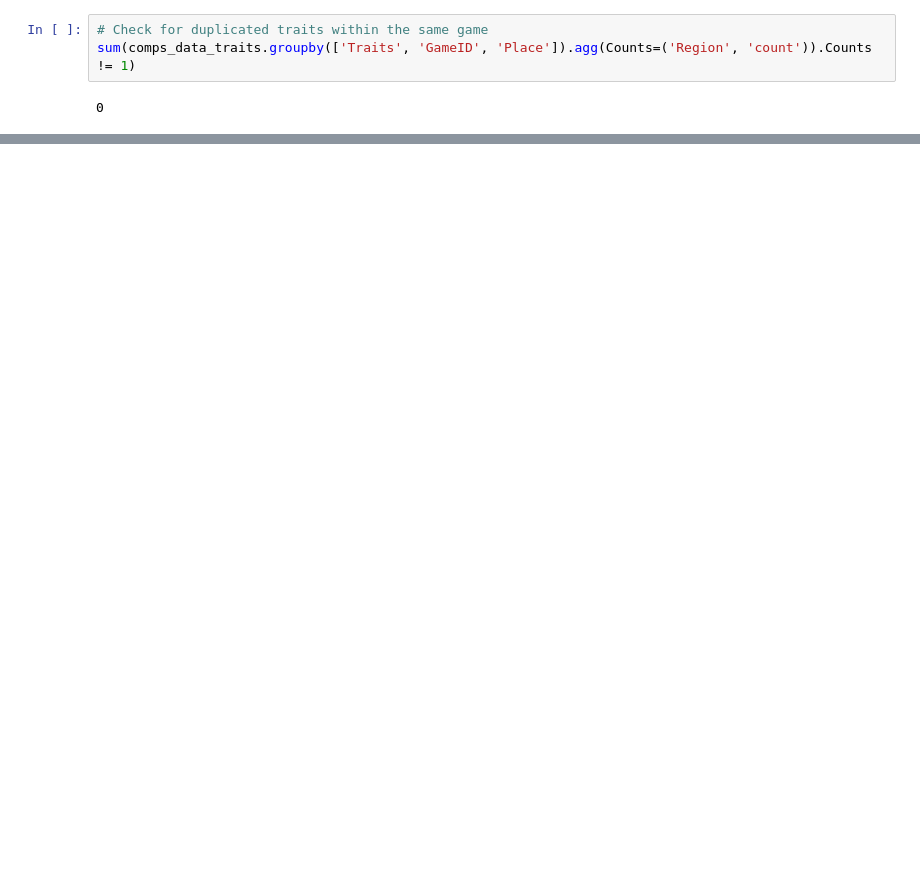
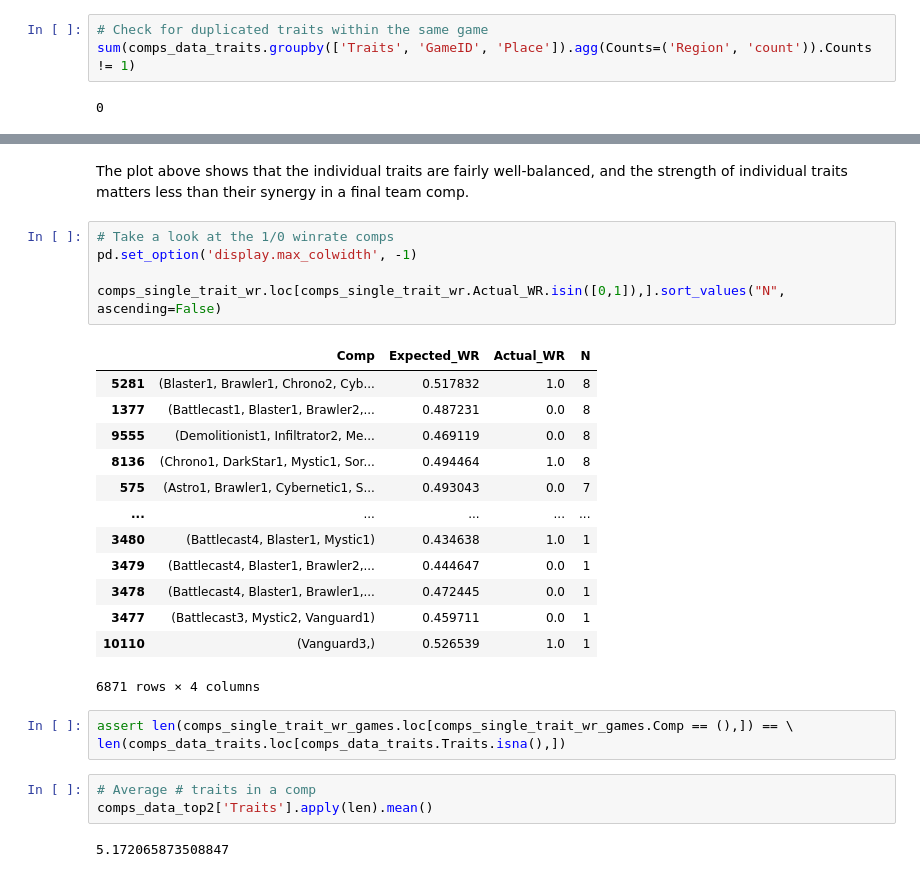
Before and after one commit to factoryofthesun/TFT-API-Stats, a Jupyter notebook: data_exploration.ipynb, the cells around one changed output, grey strips where cells are left out. Saved outputs shown, nothing was run; the diff lists cells and outputs as text; blank space fills up the shorter version.

```diff
--- a/data_exploration.ipynb
+++ b/data_exploration.ipynb
@@ -77,0 +82,29 @@ indiv_trait_wr
+# %% [markdown]
+The plot above shows that the individual traits are fairly well-balanced, and the strength of individual traits matters less than their synergy in a final team comp.
+# %%
+# Take a look at the 1/0 winrate comps
+pd.set_option('display.max_colwidth', -1)
+
+comps_single_trait_wr.loc[comps_single_trait_wr.Actual_WR.isin([0,1]),].sort_values("N", ascending=False)
+# %% [output]
+|  | Comp | Expected_WR | Actual_WR | N |
+| 5281 | (Blaster1, Brawler1, Chrono2, Cyb... | 0.517832 | 1.0 | 8 |
+| 1377 | (Battlecast1, Blaster1, Brawler2,... | 0.487231 | 0.0 | 8 |
+| 9555 | (Demolitionist1, Infiltrator2, Me... | 0.469119 | 0.0 | 8 |
+| 8136 | (Chrono1, DarkStar1, Mystic1, Sor... | 0.494464 | 1.0 | 8 |
+| 575 | (Astro1, Brawler1, Cybernetic1, S... | 0.493043 | 0.0 | 7 |
+| ... | ... | ... | ... | ... |
+| 3480 | (Battlecast4, Blaster1, Mystic1) | 0.434638 | 1.0 | 1 |
+| 3479 | (Battlecast4, Blaster1, Brawler2,... | 0.444647 | 0.0 | 1 |
+| 3478 | (Battlecast4, Blaster1, Brawler1,... | 0.472445 | 0.0 | 1 |
+| 3477 | (Battlecast3, Mystic2, Vanguard1) | 0.459711 | 0.0 | 1 |
+| 10110 | (Vanguard3,) | 0.526539 | 1.0 | 1 |
+6871 rows × 4 columns
+# %%
+assert len(comps_single_trait_wr_games.loc[comps_single_trait_wr_games.Comp == (),]) == \
+len(comps_data_traits.loc[comps_data_traits.Traits.isna(),])
+# %%
+# Average # traits in a comp
+comps_data_top2['Traits'].apply(len).mean()
+# %% [output]
+5.172065873508847
```
Also changed, not shown: parts of 15 cells of this notebook, 3 other files.
